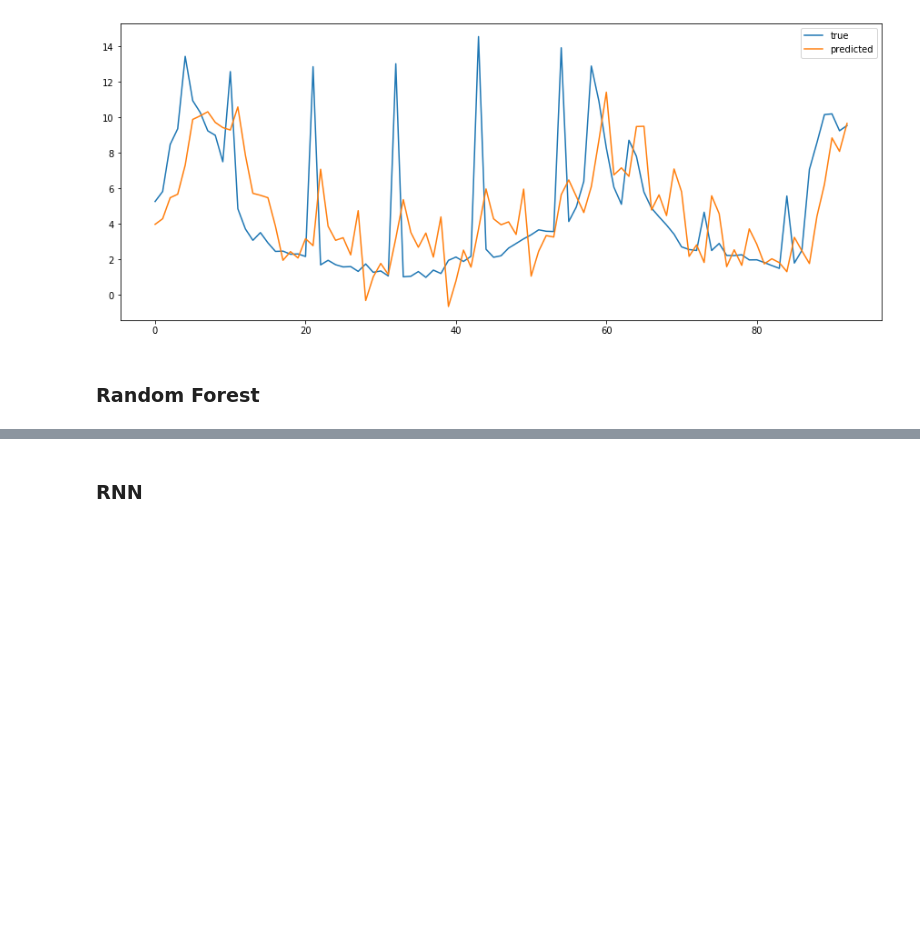
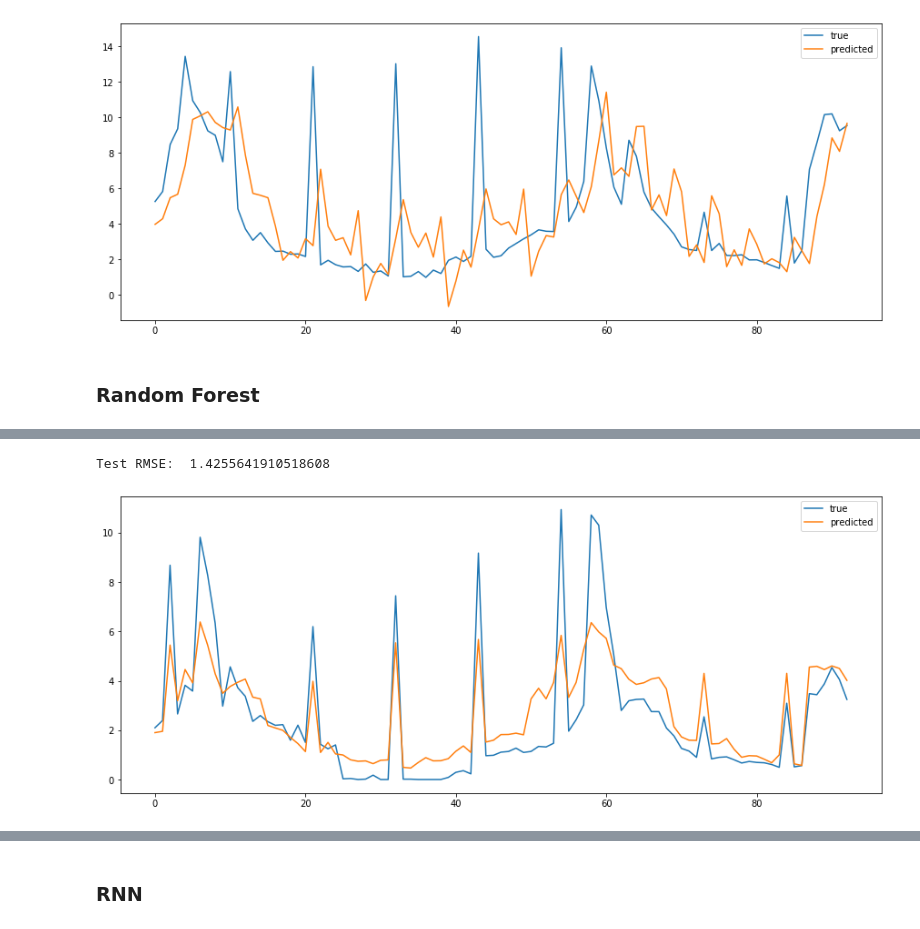
Before and after one commit to FiveSixSenvenEight/109B_flu_prediction, a Jupyter notebook: analysis/baseline&AR.ipynb, the cells around one changed output, grey strips where cells are left out. Drawn from its saved outputs; the diff is of its cells as text; code cells hidden in the pictures; blank space fills up the shorter version.

```diff
--- a/analysis/baseline&AR.ipynb
+++ b/analysis/baseline&AR.ipynb
@@ -351,0 +343,6 @@ Test RMSE:  1.7260638224103837
+# %%
+# without Google trend
+random_forest('New York', ['Pennsylvania', 'New Jersey', 'Connecticut', 'Massachusetts', 'Vermont'])
+# %% [output]
+Test RMSE:  1.4255641910518608
+[figure, added]
```
Also changed, not shown: parts of 21 cells of this notebook.
